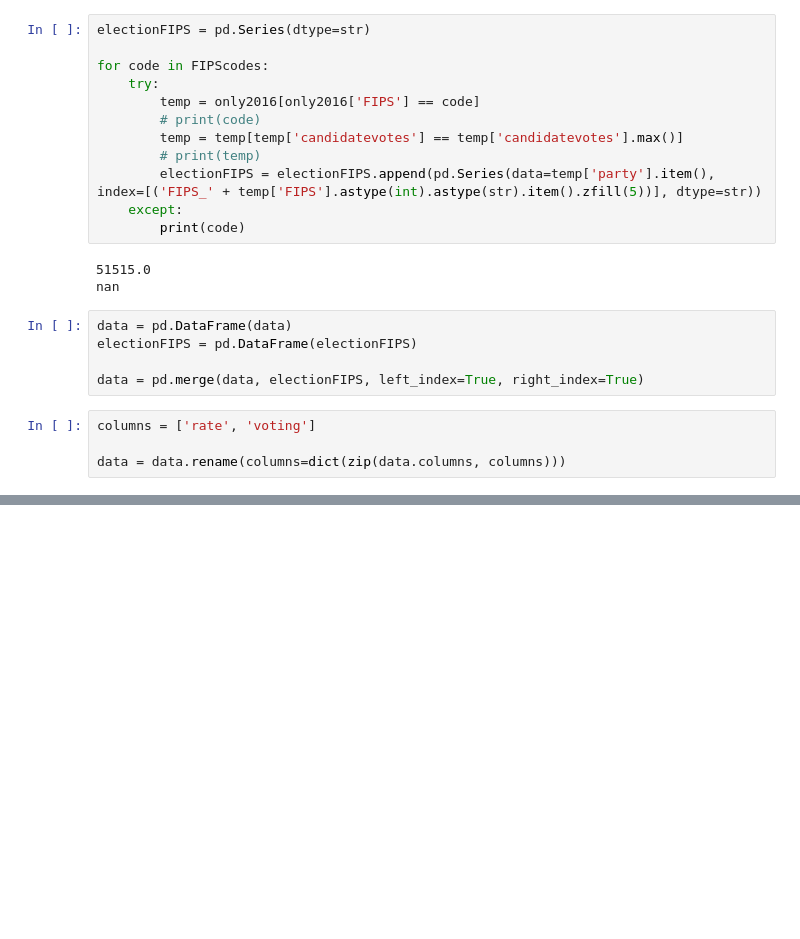
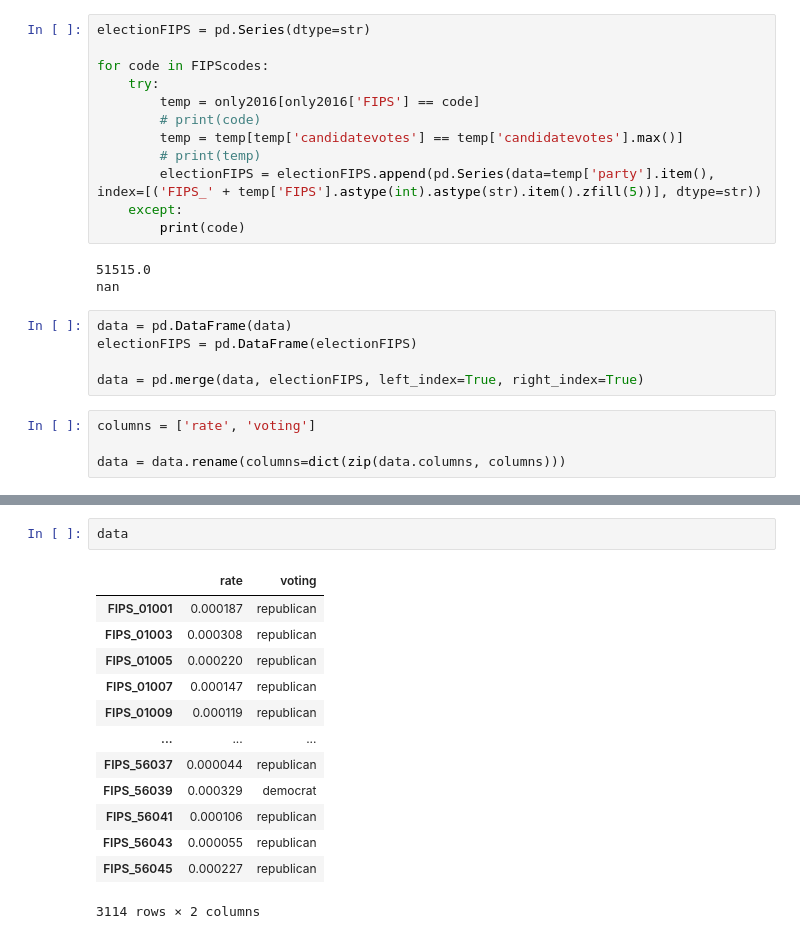
Before and after one commit to UBERCRUZER/covid19, a Jupyter notebook: mapGenerator.ipynb, the cells around one changed output, grey strips where cells are left out. Saved outputs shown, nothing was run; the diff lists cells and outputs as text; blank space fills up the shorter version.

```diff
--- a/mapGenerator.ipynb
+++ b/mapGenerator.ipynb
@@ -210,0 +239,16 @@ with open('mapByParty.svg', 'w') as file:
+# %%
+data
+# %% [output]
+|  | rate | voting |
+| FIPS_01001 | 0.000187 | republican |
+| FIPS_01003 | 0.000308 | republican |
+| FIPS_01005 | 0.000220 | republican |
+| FIPS_01007 | 0.000147 | republican |
+| FIPS_01009 | 0.000119 | republican |
+| ... | ... | ... |
+| FIPS_56037 | 0.000044 | republican |
+| FIPS_56039 | 0.000329 | democrat |
+| FIPS_56041 | 0.000106 | republican |
+| FIPS_56043 | 0.000055 | republican |
+| FIPS_56045 | 0.000227 | republican |
+3114 rows × 2 columns
```
Also changed, not shown: parts of 20 cells of this notebook, 4 other files.
